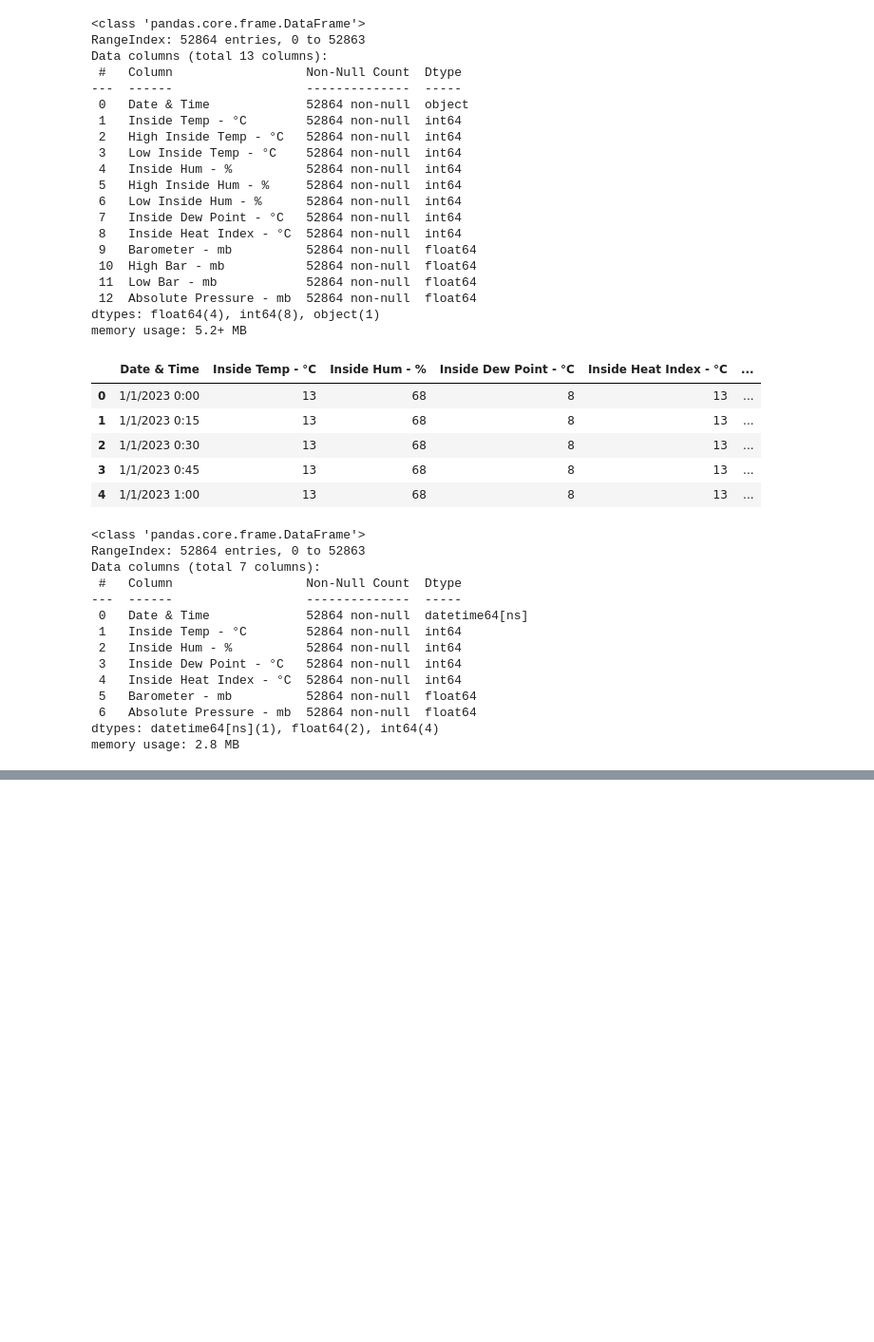
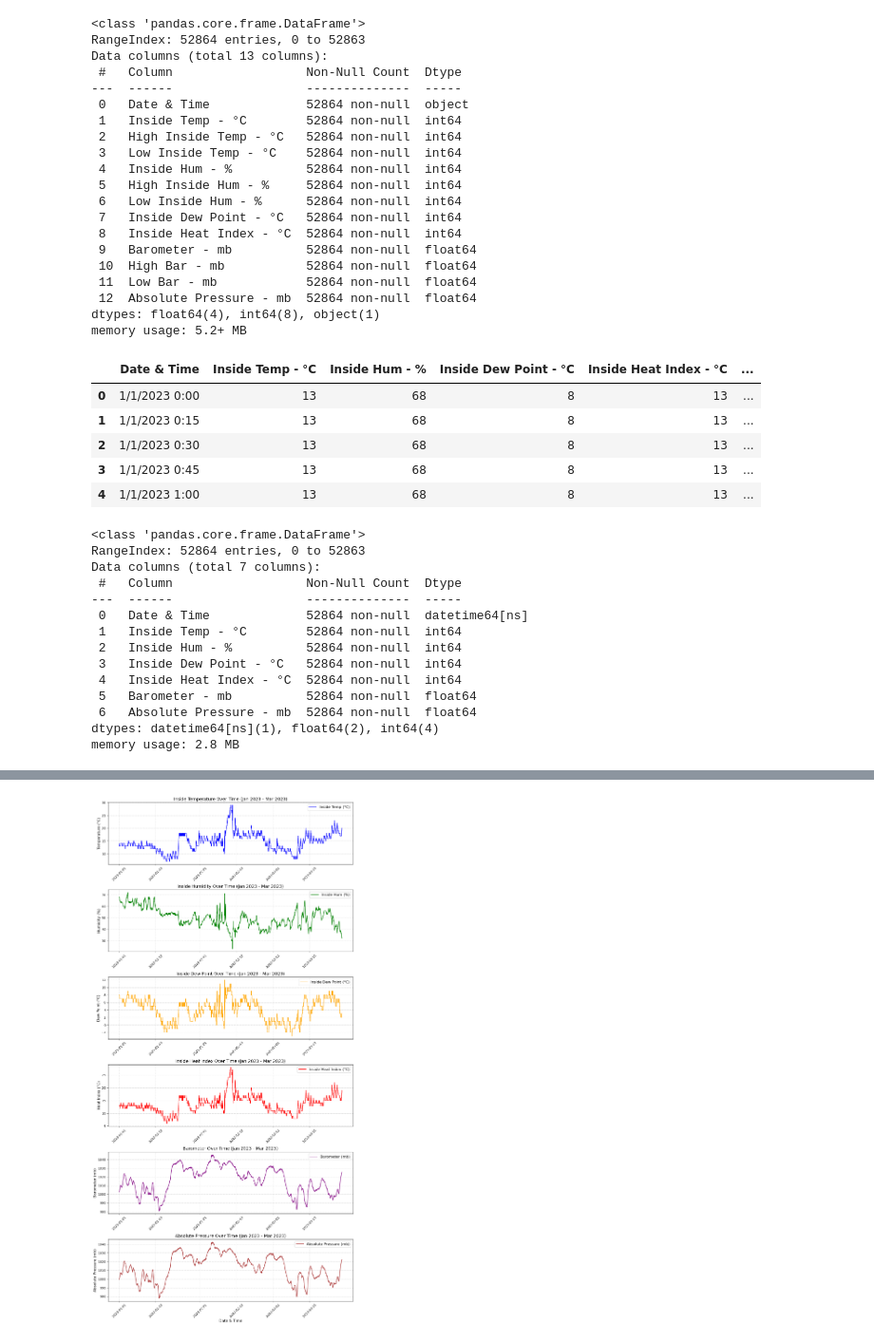
Before and after one commit to oxayavongsa/aai-530-iot, a Jupyter notebook: EDA.ipynb, the cells around one changed output, grey strips where cells are left out. Shown at 95% size. Cells and saved outputs as stored; diff of their text form; code cells hidden in the pictures; blank space fills up the shorter version.

```diff
--- a/EDA.ipynb
+++ b/EDA.ipynb
@@ -574,0 +631,10 @@ memory usage: 2.8 MB
+# %%
+# Define the date range
+start_date = '2023-01-01'
+end_date = '2023-03-31'
+
+# Filter the DataFrame
+df_filtered = df_wLink[(df_wLink['Date & Time'] >= start_date) & (df_wLink['Date & Time'] <= end_date)]
+
+# Check the filtered data
+df_filtered.head()
@@ -574,0 +648,58 @@ memory usage: 2.8 MB
+# %%
+import matplotlib.pyplot as plt
+
+# Create a figure with 6 subplots
+fig, axes = plt.subplots(6, 1, figsize=(12, 24))
+
+# Plot Inside Temperature
+axes[0].plot(df_filtered['Date & Time'], df_filtered['Inside Temp - °C'], color='blue', label='Inside Temp (°C)')
+axes[0].set_title('Inside Temperature Over Time (Jan 2023 - Mar 2023)', fontsize=14)
+axes[0].set_ylabel('Temperature (°C)', fontsize=12)
+axes[0].grid(True, linestyle='--', alpha=0.7)
+axes[0].legend(fontsize=12)
+
+# Plot Inside Humidity
+axes[1].plot(df_filtered['Date & Time'], df_filtered['Inside Hum - %'], color='green', label='Inside Hum (%)')
+axes[1].set_title('Inside Humidity Over Time (Jan 2023 - Mar 2023)', fontsize=14)
+axes[1].set_ylabel('Humidity (%)', fontsize=12)
+axes[1].grid(True, linestyle='--', alpha=0.7)
+axes[1].legend(fontsize=12)
+
+# Plot Inside Dew Point
+axes[2].plot(df_filtered['Date & Time'], df_filtered['Inside Dew Point - °C'], color='orange', label='Inside Dew Point (°C)')
+axes[2].set_title('Inside Dew Point Over Time (Jan 2023 - Mar 2023)', fontsize=14)
+axes[2].set_ylabel('Dew Point (°C)', fontsize=12)
+axes[2].grid(True, linestyle='--', alpha=0.7)
+axes[2].legend(fontsize=12)
+
+# Plot Inside Heat Index
+axes[3].plot(df_filtered['Date & Time'], df_filtered['Inside Heat Index - °C'], color='red', label='Inside Heat Index (°C)')
+axes[3].set_title('Inside Heat Index Over Time (Jan 2023 - Mar 2023)', fontsize=14)
+axes[3].set_ylabel('Heat Index (°C)', fontsize=12)
+axes[3].grid(True, linestyle='--', alpha=0.7)
+axes[3].legend(fontsize=12)
+
+# Plot Barometer
+axes[4].plot(df_filtered['Date & Time'], df_filtered['Barometer - mb'], color='purple', label='Barometer (mb)')
+axes[4].set_title('Barometer Over Time (Jan 2023 - Mar 2023)', fontsize=14)
+axes[4].set_ylabel('Barometer (mb)', fontsize=12)
+axes[4].grid(True, linestyle='--', alpha=0.7)
+axes[4].legend(fontsize=12)
+
+# Plot Absolute Pressure
+axes[5].plot(df_filtered['Date & Time'], df_filtered['Absolute Pressure - mb'], color='brown', label='Absolute Pressure (mb)')
+axes[5].set_title('Absolute Pressure Over Time (Jan 2023 - Mar 2023)', fontsize=14)
+axes[5].set_xlabel('Date & Time', fontsize=12)
+axes[5].set_ylabel('Absolute Pressure (mb)', fontsize=12)
+axes[5].grid(True, linestyle='--', alpha=0.7)
+axes[5].legend(fontsize=12)
+
+# Rotate x-axis labels for better readability
+for ax in axes:
+    ax.tick_params(axis='x', rotation=45)
+
+# Adjust layout
+plt.tight_layout()
+plt.show()
+# %% [output]
+[figure, added]
```
Also changed, not shown: parts of 2 cells of this notebook.
